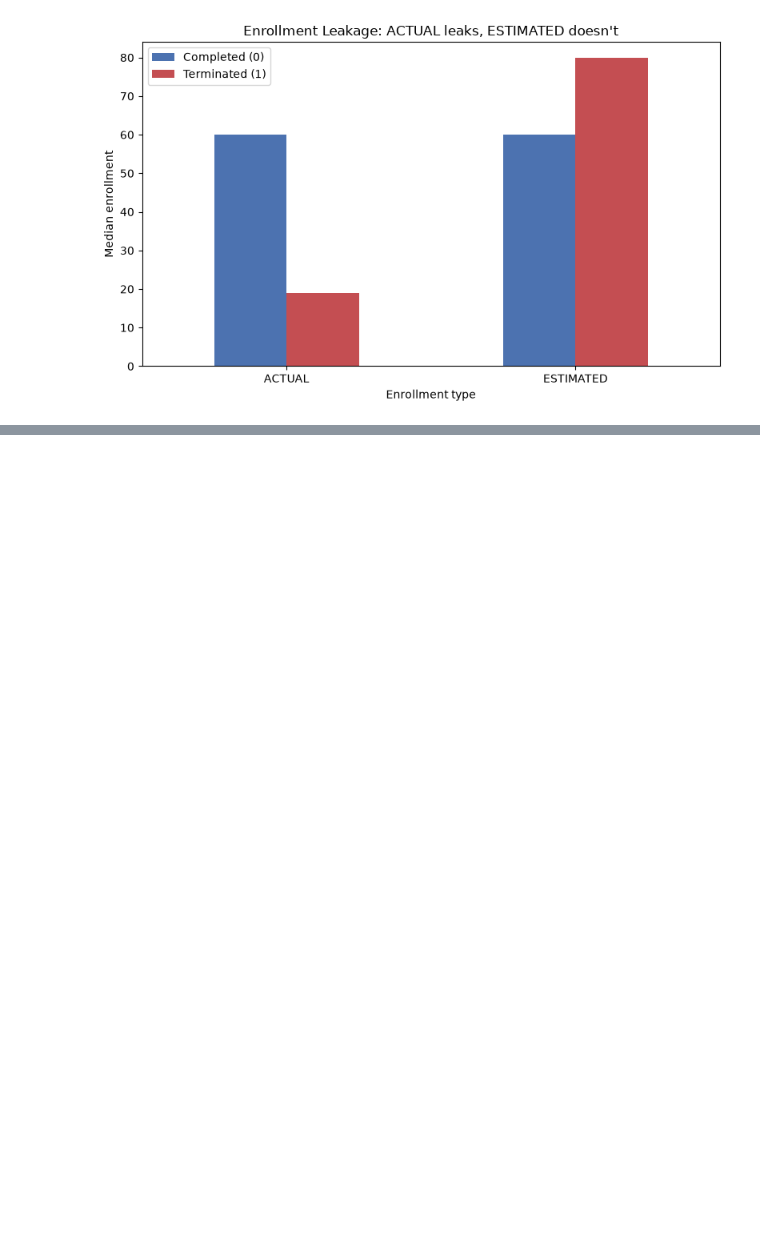
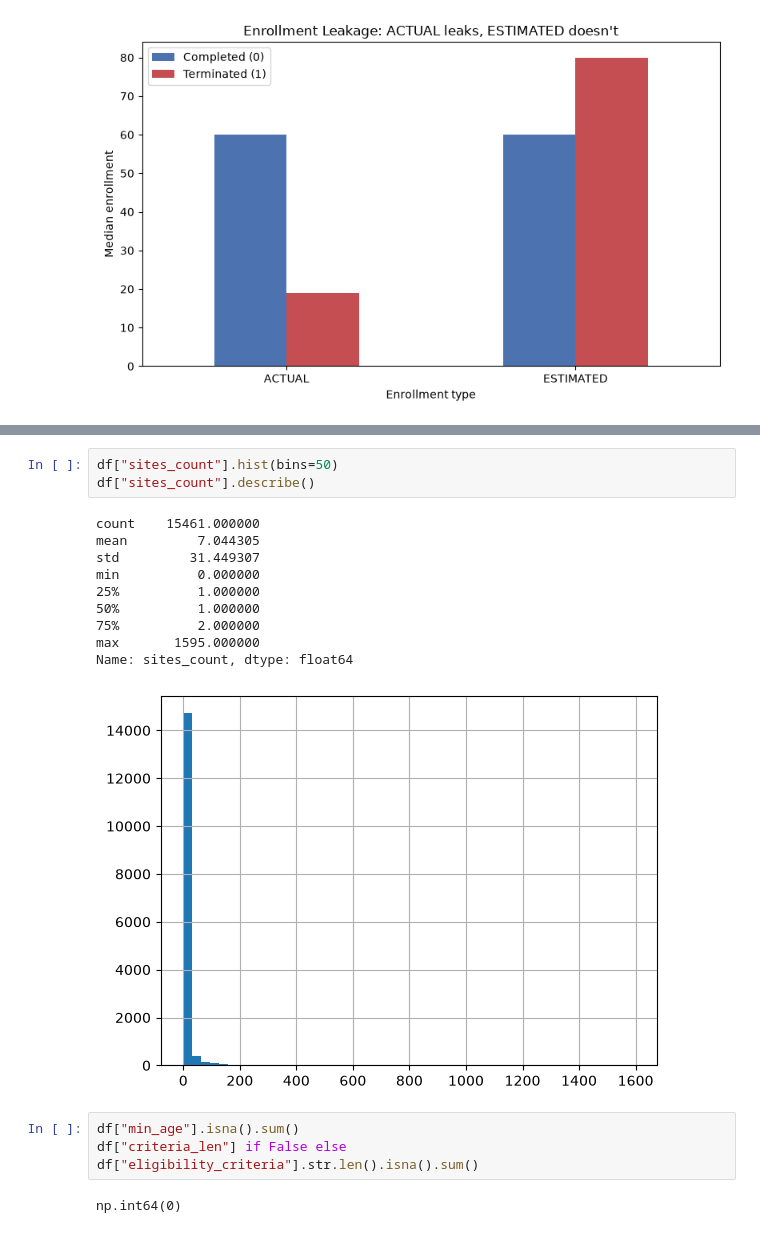
Before and after one commit to zhongqining/clinical-trial-termination, a Jupyter notebook: notebooks/01_eda.ipynb, the cells around one changed output, grey strips where cells are left out. Drawn from its saved outputs; the diff is of its cells as text; blank space fills up the shorter version.

```diff
--- a/notebooks/01_eda.ipynb
+++ b/notebooks/01_eda.ipynb
@@ -189,0 +198,19 @@ plt.show()
+# %%
+df["sites_count"].hist(bins=50)
+df["sites_count"].describe()
+# %% [output]
+count    15461.000000
+mean         7.044305
+std         31.449307
+min          0.000000
+25%          1.000000
+50%          1.000000
+75%          2.000000
+max       1595.000000
+Name: sites_count, dtype: float64
+[figure, added]
+# %%
+df["min_age"].isna().sum()
+df["criteria_len"] if False else df["eligibility_criteria"].str.len().isna().sum()
+# %% [output]
+np.int64(0)
```
Also changed, not shown: parts of 6 cells of this notebook, 3 other files.
